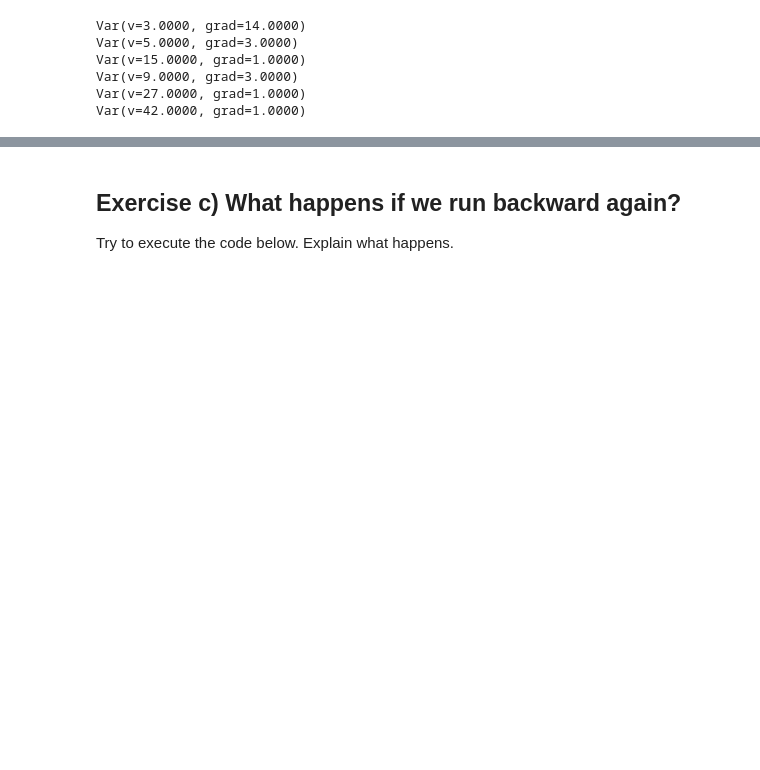
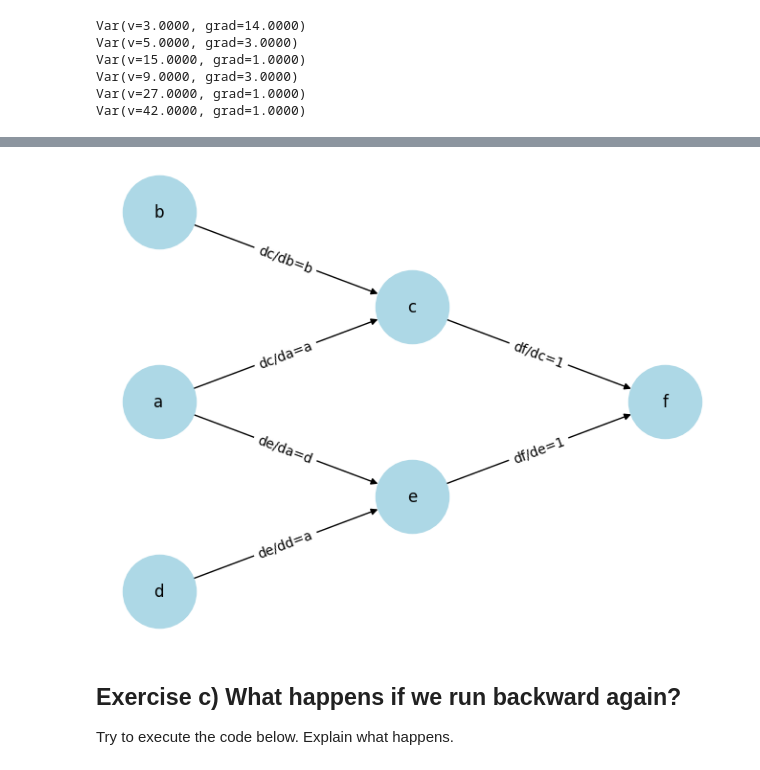
Before and after one commit to christianhempel/AdvancedDeeplearning, a Jupyter notebook: Assignment1/DL_AutoDiff_Nanograd.ipynb, the cells around one changed output, grey strips where cells are left out. Saved outputs shown, nothing was run; the diff lists cells and outputs as text; code cells hidden in the pictures; blank space fills up the shorter version.

```diff
--- a/Assignment1/DL_AutoDiff_Nanograd.ipynb
+++ b/Assignment1/DL_AutoDiff_Nanograd.ipynb
@@ -157,34 +215,36 @@ plt.show()
 # %%
 # Create a directed graph
 G = nx.DiGraph()
 
 # Add edges with labels
-G.add_edge('a', 'c', label='dc/da=?')
-G.add_edge('b', 'c', label='dc/db=?')
-G.add_edge('a', 'e', label='de/da=?')
-G.add_edge('d', 'e', label='de/dd=?')
-G.add_edge('c', 'f', label='df/dc=?')
-G.add_edge('e', 'f', label='df/de=?')
+G.add_edge('a', 'c', label='dc/da=a')
+G.add_edge('b', 'c', label='dc/db=b')
+G.add_edge('a', 'e', label='de/da=d')
+G.add_edge('d', 'e', label='de/dd=a')
+G.add_edge('c', 'f', label='df/dc=1')
+G.add_edge('e', 'f', label='df/de=1')
 
 # Manually define positions for a tree layout
 pos = {
     'a': (0, 0),
     'b': (0, 2),
     'c': (1, 1),
     'd': (0, -2),
     'e': (1, -1),
     'f': (2, 0)
 }
 
 # Draw the graph nodes and edges
 nx.draw(G, pos, with_labels=True, node_shape='o', node_size=3000, node_color='lightblue', arrows=True)
 
 # Draw edge labels
 edge_labels = nx.get_edge_attributes(G, 'label')
 nx.draw_networkx_edge_labels(G, pos, edge_labels=edge_labels)
 
 # Show the plot
 plt.show()
+# %% [output]
+[figure, added]
 # %% [markdown]
 ## Exercise c) What happens if we run backward again?
 
```
Also changed, not shown: parts of 30 cells of this notebook, 10 other files.
